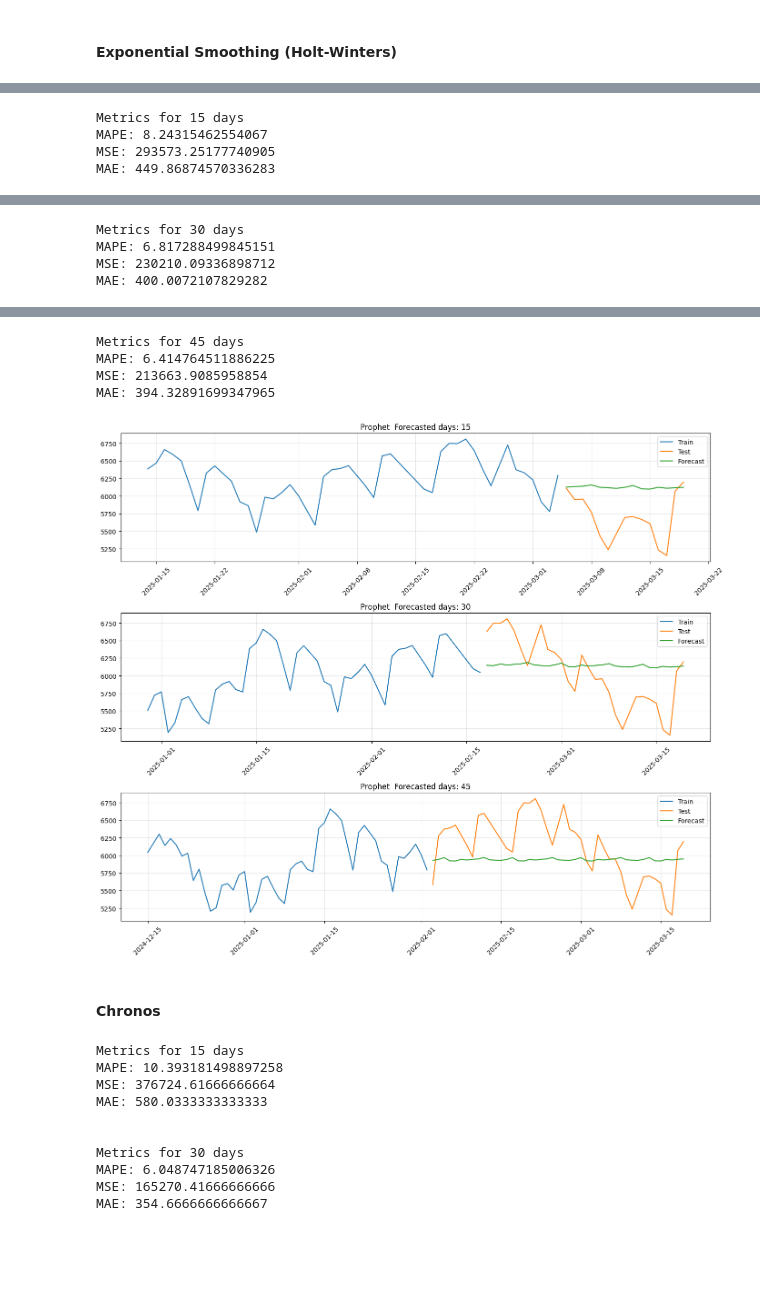
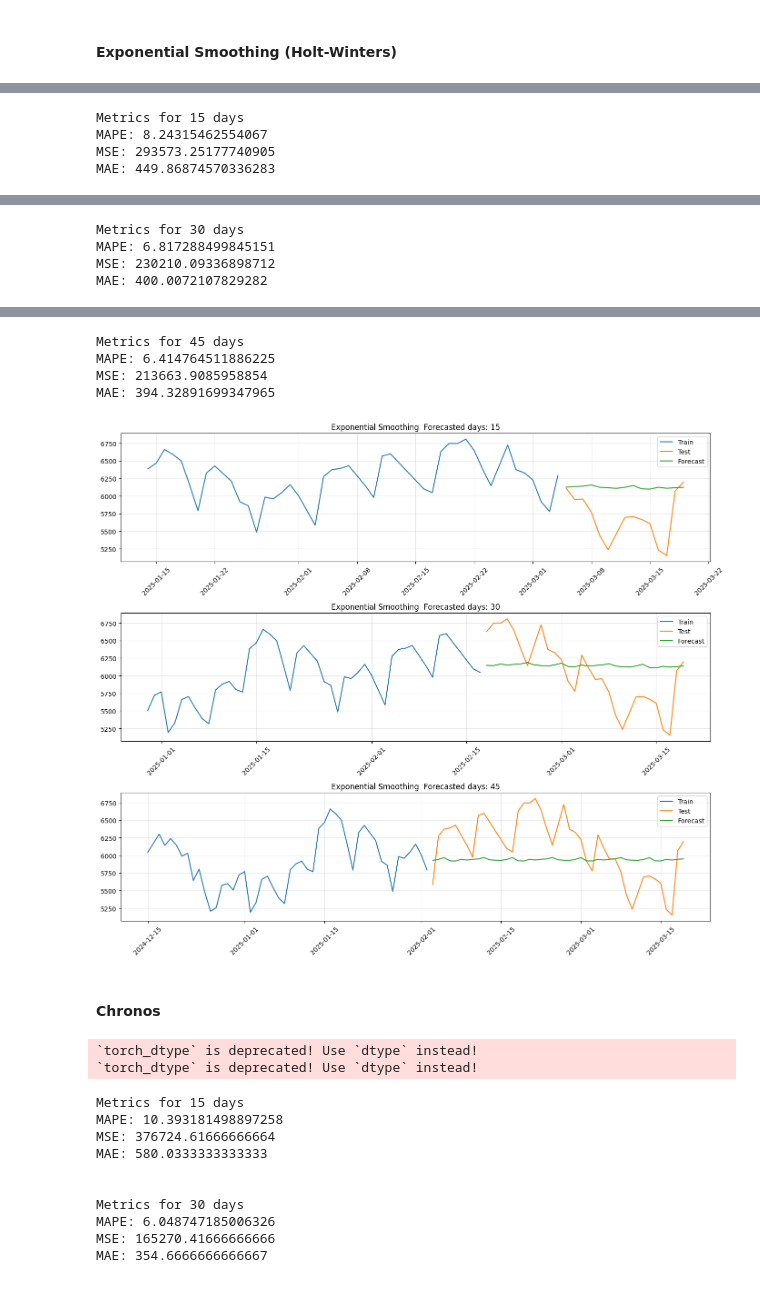
Before and after one commit to deructu/Amazinum-Data-Camp-Homeworks-by-Dmytro-Lutsyk, a Jupyter notebook: lesson_16_time_series_forecasting/lesson_16_t_s_hometask.ipynb, the cells around one changed output, grey strips where cells are left out. Drawn from its saved outputs; the diff is of its cells as text; code cells hidden in the pictures; blank space fills up the shorter version.

```diff
--- a/lesson_16_time_series_forecasting/lesson_16_t_s_hometask.ipynb
+++ b/lesson_16_time_series_forecasting/lesson_16_t_s_hometask.ipynb
@@ -96,6 +95,8 @@ time_series[time_series.index.duplicated()]
 # Preprocessing
 # %%
 def preprocesing(df):
+    '''Func for preprocessing time series'''
+
     time_series = df['Consumption']
 
     # Drop Duplicates
@@ -215,8 +218,10 @@ def arima_model(predict_days):
 
     return train_set, test_set, preds
 
+dict_metricts = dict()
 
 def metrics(test_set, preds):
+    '''Func for compute metrics'''
     print(f'MAPE: {mape(test_set, preds)}')
     print(f'MSE: {mse(test_set, preds)}')
     print(f'MAE: {mae(test_set, preds)}')
@@ -383,7 +386,7 @@ MAE: 260.12052763927016
 # %% [markdown]
 #### Exponential Smoothing (Holt-Winters)
 # %%
-def es_model(predict_days, n_trials=20):
+def ex_model(predict_days, n_trials=20):
     train_set = ts[:-predict_days]
     test_set = ts[-predict_days:]
 
@@ -428,8 +431,8 @@ DAYS = [15, 30, 45]
 
 fig, axs = plt.subplots(len(DAYS), 1, figsize=(14, 12), sharex=False)
 for d, ax in zip(DAYS, axs):
-    train_set, test_set, preds = es_model(d)
-    plot_results(train_set[-50:], test_set, preds, 'Prophet', ax)
+    train_set, test_set, preds = ex_model(d)
+    plot_results(train_set[-50:], test_set, preds, 'Exponential Smoothing', ax)
     print(f'Metrics for {d} days')
     metrics(test_set, preds)
     print()
@@ -492,8 +495,8 @@ MAE: 400.0072107829282
 Metrics for 45 days
 MAPE: 6.414764511886225
 MSE: 213663.9085958854
 MAE: 394.32891699347965
-[figure, old version]
+[figure, new version]
 # %% [markdown]
 #### Chronos
 # %%
@@ -508,6 +511,7 @@ chronos_pipe = BaseChronosPipeline.from_pretrained(
 from darts import TimeSeries
 
 def chronos_model(predict_days):
+    ''' Func for trainig Chronos Model'''
     train_series = ts[:-predict_days]
     test_series = ts[-predict_days:]
 
@@ -528,6 +532,9 @@ def chronos_model(predict_days):
     )
 
     return train_series, test_series, preds
+# %% [output]
+`torch_dtype` is deprecated! Use `dtype` instead!
+`torch_dtype` is deprecated! Use `dtype` instead!
 # %%
 DAYS = [15, 30, 45]
 
```
Also changed, not shown: parts of 7 cells of this notebook.
